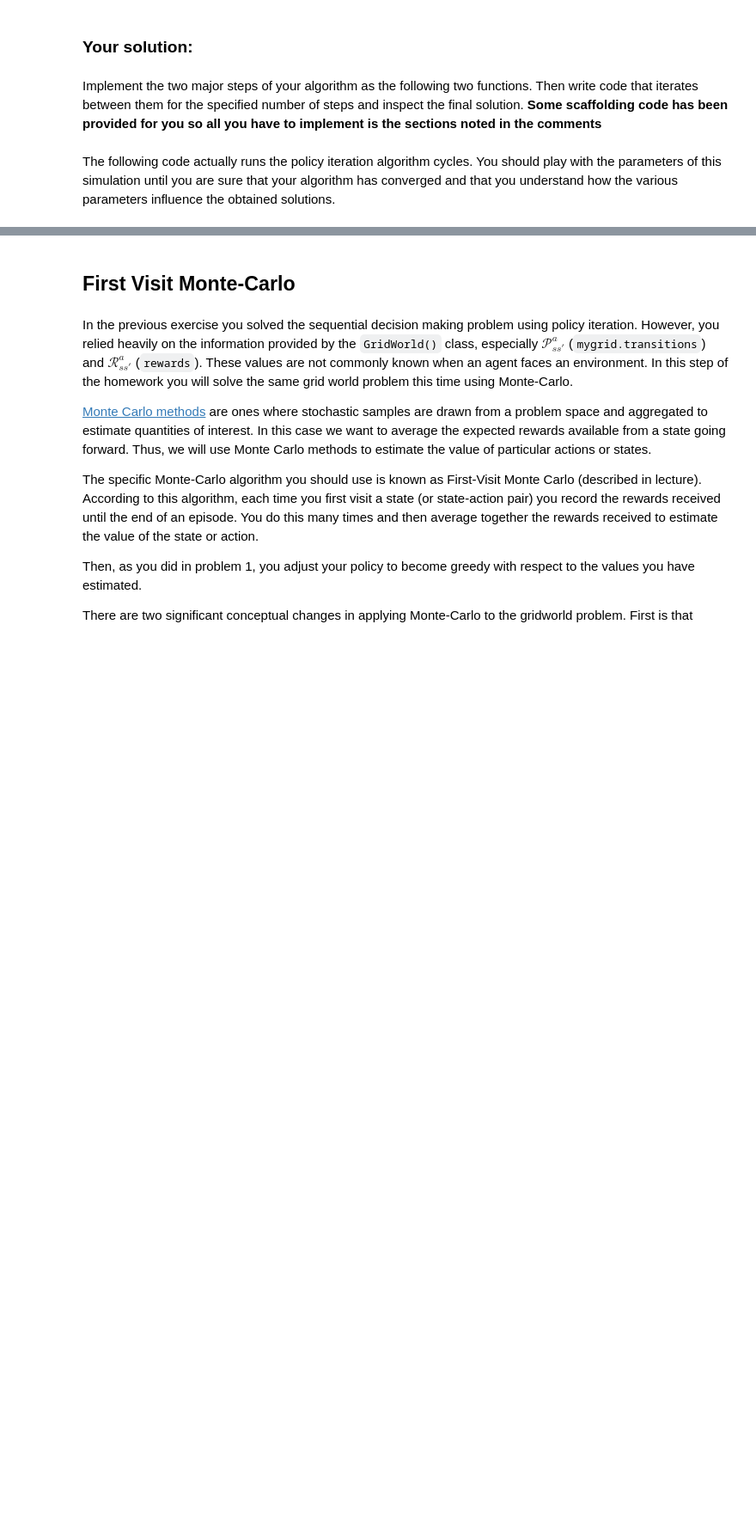
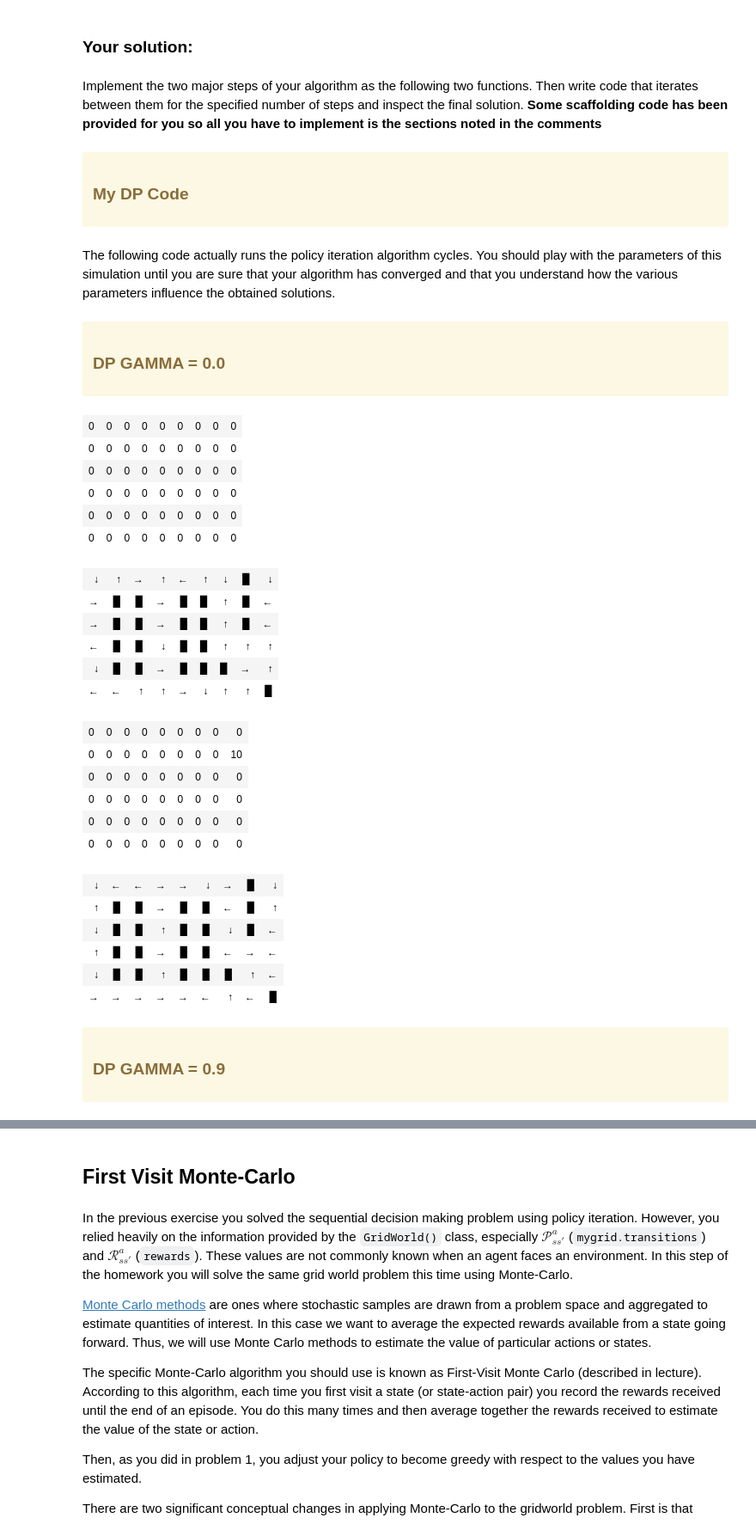
Before and after one commit to theblack1/CCM-public, a Jupyter notebook: homeworks/homework-RL/Homework-RL-A.ipynb, the cells around one changed output, grey strips where cells are left out. Shown at 86% size. Cells and saved outputs as stored; diff of their text form; code cells hidden in the pictures; blank space fills up the shorter version.

```diff
--- a/homeworks/homework-RL/Homework-RL-A.ipynb
+++ b/homeworks/homework-RL/Homework-RL-A.ipynb
@@ -320,6 +380,10 @@ functions. Then write code that iterates between them for the specified number
 of steps and inspect the final solution. **Some scaffolding code has been
 provided for you so all you have to implement is the sections noted in the
 comments**
+# %% [markdown]
+<div class="alert alert-warning">
+<h3>My DP Code</h3>
+</div>
 # %%
 def policy_evaluate(mygrid, value_table, policy_table, GAMMA):
     valid_states = list(mygrid.valid_states.keys())
@@ -331,7 +395,15 @@ def policy_evaluate(mygrid, value_table, policy_table, GAMMA):
         for action in mygrid.transitions[state].keys():
             # PART 1: HOMEWORK: compute what the new value of the give state should be
             # here!!!  This is your homework problem***************************************
-            assert False, "Implement your solution here"
+            s_next_idx = mygrid.transitions[state][action]
+
+            sx_next, sy_next = mygrid.index_to_coord(s_next_idx)
+            V_next = value_table[sx_next][sy_next]
+
+            R_ssa = rewards[str([state, action, s_next_idx])]
+
+            new_value += policy_table[sx][sy][action]*(R_ssa + GAMMA*V_next)
+            # assert False, "Implement your solution here"
         value_table[sx][sy] = new_value
 
 
@@ -365,7 +437,15 @@ def policy_improve(mygrid, value_table, policy_table, GAMMA):
             # update the q-values here for each action here
             # and store them in a variable called qval
             # PROBLEM 1: HOMEWORK: Compute the qval here*********************
-            assert False, "Implement your solution here"
+            s_next_idx = mygrid.transitions[state][action]
+
+            sx_next, sy_next = mygrid.index_to_coord(s_next_idx)
+            V_next = value_table[sx_next][sy_next]
+
+            R_ssa = rewards[str([state, action, s_next_idx])]
+
+            qval = R_ssa + GAMMA*V_next
+            # assert False, "Implement your solution here"
             q_values[action] = qval
         newpol = be_greedy(
             q_values
@@ -379,6 +459,52 @@ The following code actually runs the policy iteration algorithm cycles. You
 should play with the parameters of this simulation until you are sure that
 your algorithm has converged and that you understand how the various
 parameters influence the obtained solutions.
+# %% [markdown]
+<div class="alert alert-warning">
+<h3>DP GAMMA = 0.0</h3>
+</div>
+# %%
+mygrid.pretty_print_table(value_table)
+mygrid.pretty_print_policy_table(policy_table)
+
+GAMMA = 0.0  # run your algorithm from
+# above with different settings of GAMMA
+# (Specifically 0 and 0.9 to see how the resulting value function and policy changein)
+for i in range(2000):
+    policy_evaluate(mygrid, value_table, policy_table, GAMMA)
+    policy_improve(mygrid, value_table, policy_table, GAMMA)
+
+mygrid.pretty_print_table(value_table)
+mygrid.pretty_print_policy_table(policy_table)
+# %% [output]
+| 0 | 0 | 0 | 0 | 0 | 0 | 0 | 0 | 0 |
+| 0 | 0 | 0 | 0 | 0 | 0 | 0 | 0 | 0 |
+| 0 | 0 | 0 | 0 | 0 | 0 | 0 | 0 | 0 |
+| 0 | 0 | 0 | 0 | 0 | 0 | 0 | 0 | 0 |
+| 0 | 0 | 0 | 0 | 0 | 0 | 0 | 0 | 0 |
+| 0 | 0 | 0 | 0 | 0 | 0 | 0 | 0 | 0 |
+| ↓ | ↑ | → | ↑ | ← | ↑ | ↓ | ▉ | ↓ |
+| → | ▉ | ▉ | → | ▉ | ▉ | ↑ | ▉ | ← |
+| → | ▉ | ▉ | → | ▉ | ▉ | ↑ | ▉ | ← |
+| ← | ▉ | ▉ | ↓ | ▉ | ▉ | ↑ | ↑ | ↑ |
+| ↓ | ▉ | ▉ | → | ▉ | ▉ | ▉ | → | ↑ |
+| ← | ← | ↑ | ↑ | → | ↓ | ↑ | ↑ | ▉ |
+| 0 | 0 | 0 | 0 | 0 | 0 | 0 | 0 | 0 |
+| 0 | 0 | 0 | 0 | 0 | 0 | 0 | 0 | 10 |
+| 0 | 0 | 0 | 0 | 0 | 0 | 0 | 0 | 0 |
+| 0 | 0 | 0 | 0 | 0 | 0 | 0 | 0 | 0 |
+| 0 | 0 | 0 | 0 | 0 | 0 | 0 | 0 | 0 |
+| 0 | 0 | 0 | 0 | 0 | 0 | 0 | 0 | 0 |
+| ↓ | ← | ← | → | → | ↓ | → | ▉ | ↓ |
+| ↑ | ▉ | ▉ | → | ▉ | ▉ | ← | ▉ | ↑ |
+| ↓ | ▉ | ▉ | ↑ | ▉ | ▉ | ↓ | ▉ | ← |
+| ↑ | ▉ | ▉ | → | ▉ | ▉ | ← | → | ← |
+| ↓ | ▉ | ▉ | ↑ | ▉ | ▉ | ▉ | ↑ | ← |
+| → | → | → | → | → | ← | ↑ | ← | ▉ |
+# %% [markdown]
+<div class="alert alert-warning">
+<h3>DP GAMMA = 0.9</h3>
+</div>
 # %%
 mygrid.pretty_print_table(value_table)
 mygrid.pretty_print_policy_table(policy_table)
```
Also changed, not shown: parts of 14 cells of this notebook, 30 other files.
